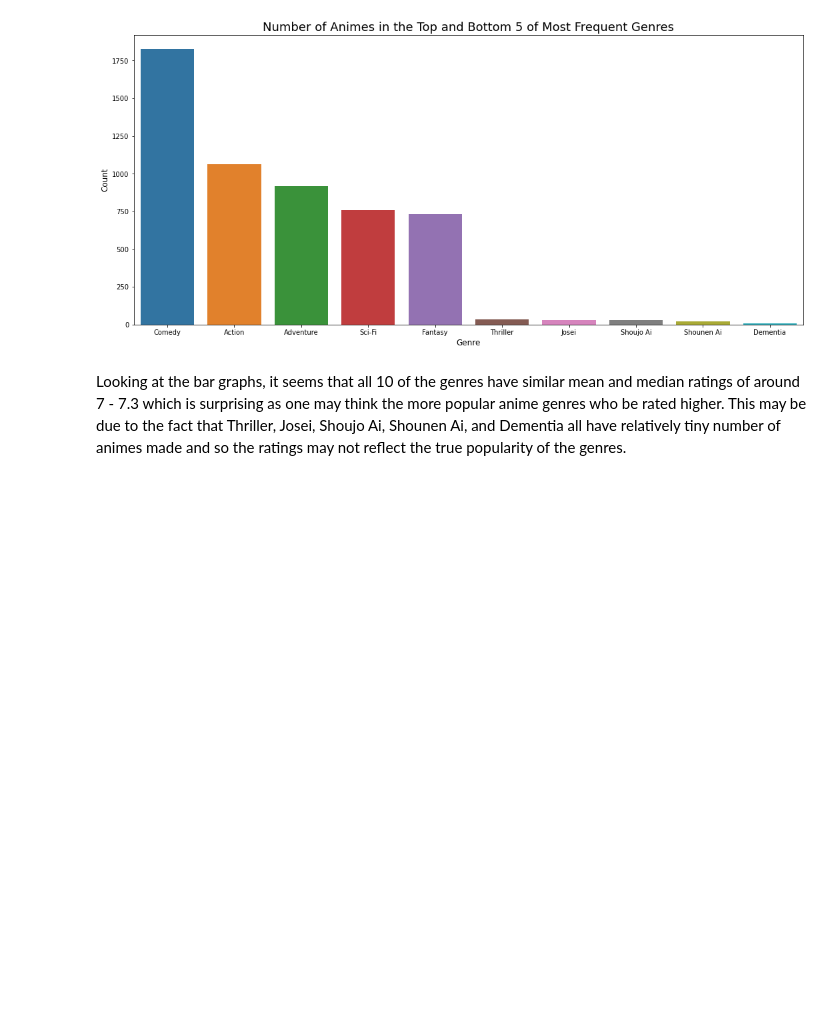
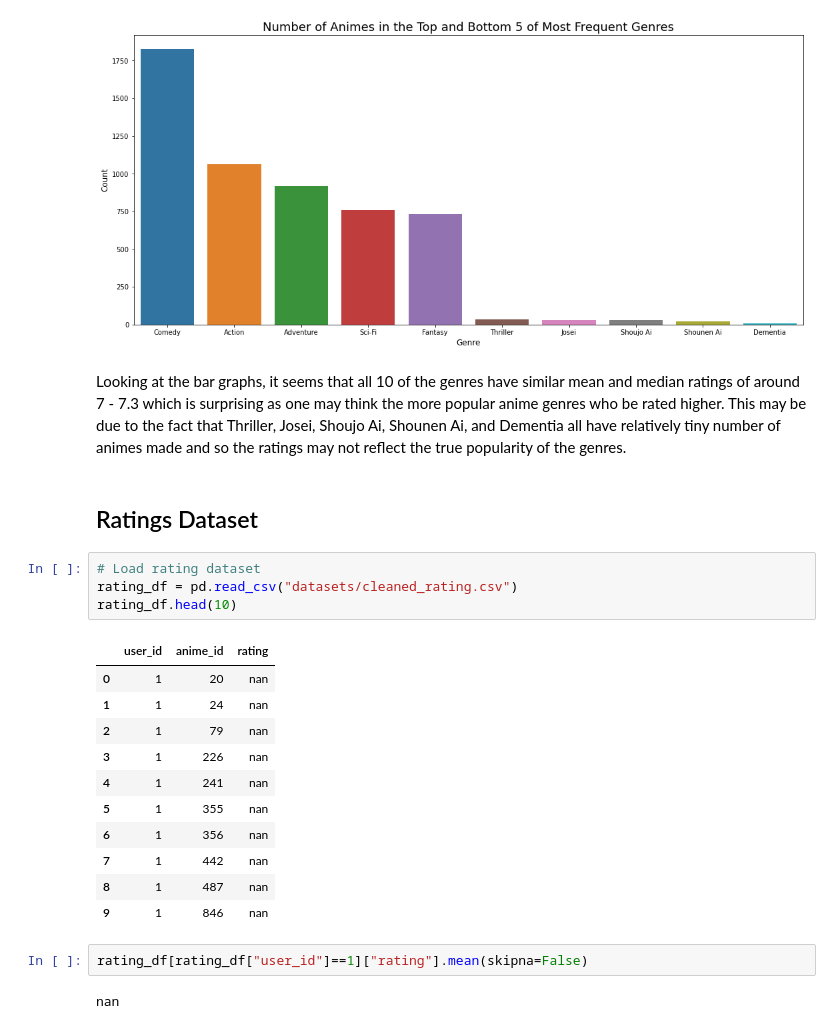
Before and after one commit to Zenoix/Anime-Recommendations, a Jupyter notebook: Exploratory Data Analysis.ipynb, the cells around one changed output. Saved outputs shown, nothing was run; the diff lists cells and outputs as text; blank space fills up the shorter version.

Commit message:
Started ratings dataset analysis

```diff
--- a/Exploratory Data Analysis.ipynb
+++ b/Exploratory Data Analysis.ipynb
@@ -215,3 +215,25 @@ plt.title("Number of Animes in the Top and Bottom 5 of Most Frequent Genres", si
 [figure]
 # %% [markdown]
 Looking at the bar graphs, it seems that all 10 of the genres have similar mean and median ratings of around 7 - 7.3 which is surprising as one may think the more popular anime genres who be rated higher. This may be due to the fact that Thriller, Josei, Shoujo Ai, Shounen Ai, and Dementia all have relatively tiny number of animes made and so the ratings may not reflect the true popularity of the genres.
+# %% [markdown]
+## Ratings Dataset
+# %%
+# Load rating dataset
+rating_df = pd.read_csv("datasets/cleaned_rating.csv")
+rating_df.head(10)
+# %% [output]
+|  | user_id | anime_id | rating |
+| 0 | 1 | 20 | nan |
+| 1 | 1 | 24 | nan |
+| 2 | 1 | 79 | nan |
+| 3 | 1 | 226 | nan |
+| 4 | 1 | 241 | nan |
+| 5 | 1 | 355 | nan |
+| 6 | 1 | 356 | nan |
+| 7 | 1 | 442 | nan |
+| 8 | 1 | 487 | nan |
+| 9 | 1 | 846 | nan |
+# %%
+rating_df[rating_df["user_id"]==1]["rating"].mean(skipna=False)
+# %% [output]
+nan
```
Also changed, not shown: parts of 6 cells of this notebook.
